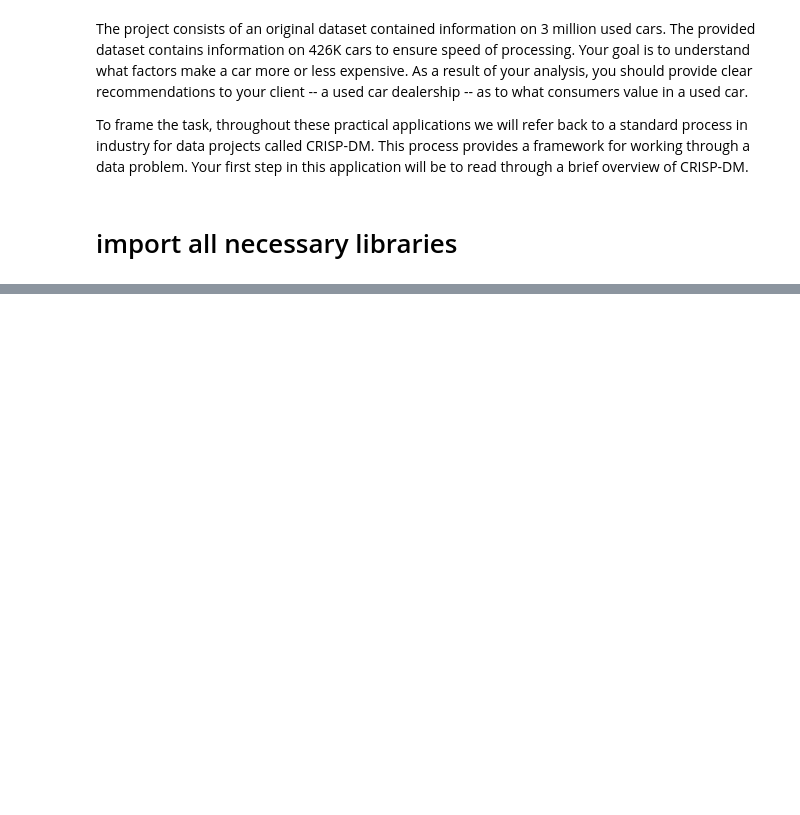
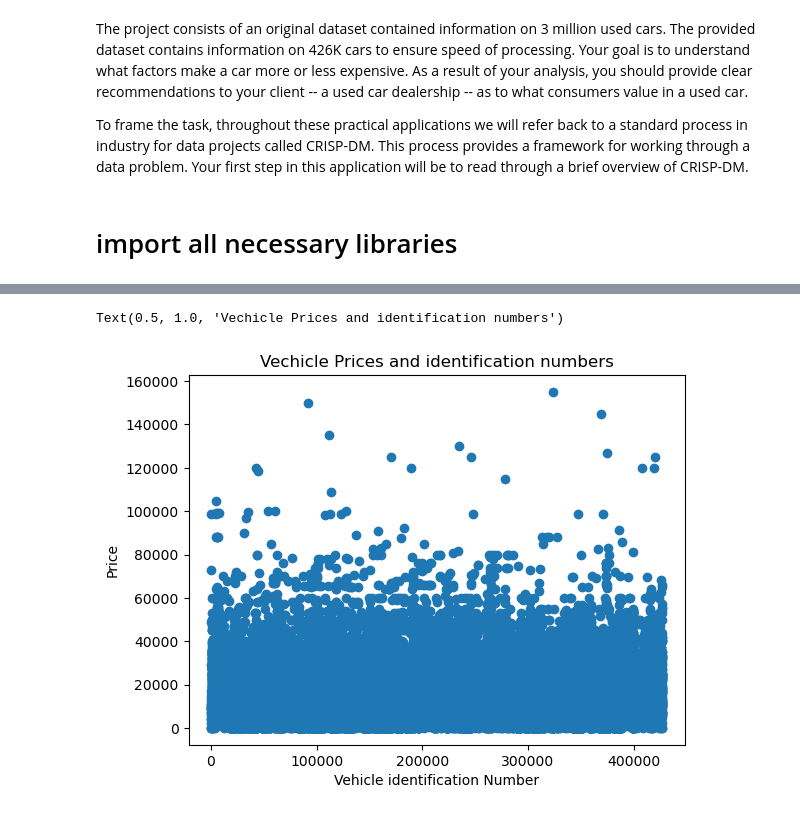
Before and after one commit to gnbalekaki/used_cars_project, a Jupyter notebook: cars_used.ipynb, the cells around one changed output, grey strips where cells are left out. Cells and saved outputs as stored; diff of their text form; code cells hidden in the pictures; blank space fills up the shorter version.

```diff
--- a/cars_used.ipynb
+++ b/cars_used.ipynb
@@ -30,0 +56,4 @@ df.info()
+# %%
+#plot graphs for v#drop nulls from the dataframe
+df_cleaned = df.dropna()
+df_cleaned.head()
@@ -30,0 +67,9 @@ df.info()
+# %%
+# Visualize the data distribution using scatter plot
+plt.scatter(df_cleaned.index,df_cleaned['price'] )
+plt.xlabel('Vehicle identification Number')
+plt.ylabel('Price')
+plt.title('Vechicle Prices and identification numbers')
+# %% [output]
+Text(0.5, 1.0, 'Vechicle Prices and identification numbers')
+[figure, added]
```
Also changed, not shown: parts of 16 cells of this notebook.
